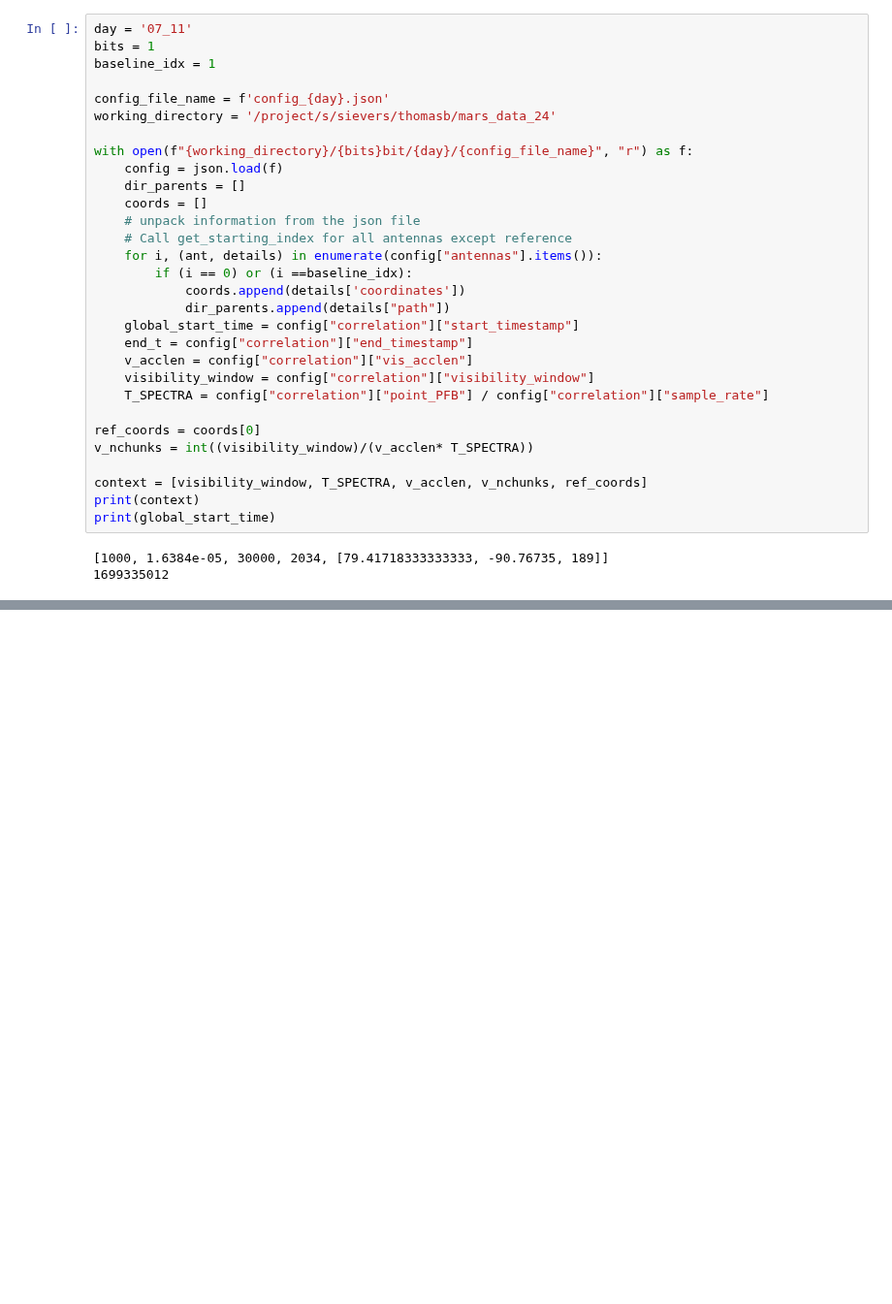
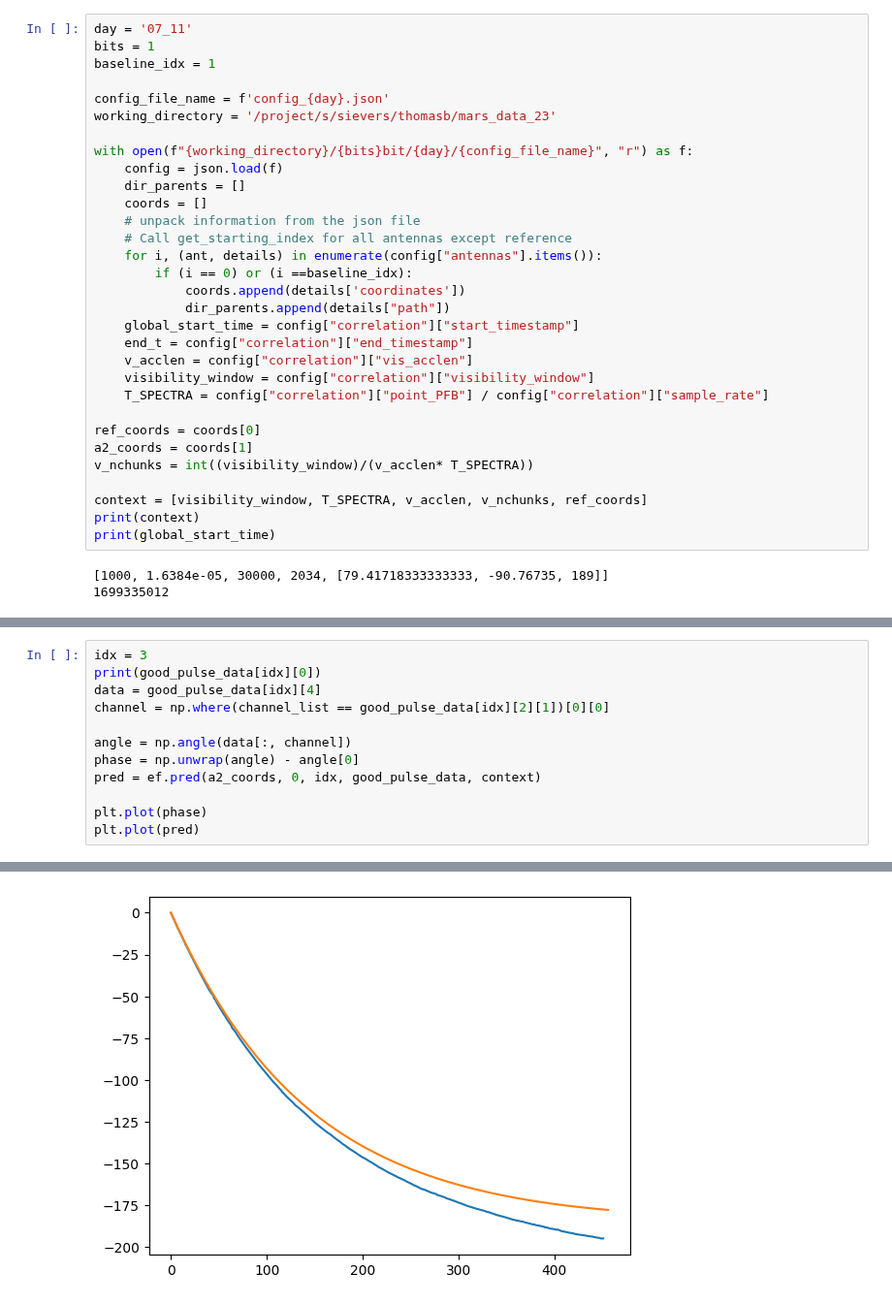
Before and after one commit to ALBATROS-Experiment/albatros_analysis, a Jupyter notebook: scripts/orbcomm/fitting/filtering.ipynb, the cells around one changed output, grey strips where cells are left out. Shown at 97% size. Saved outputs shown, nothing was run; the diff lists cells and outputs as text; blank space fills up the shorter version.

```diff
--- a/scripts/orbcomm/fitting/filtering.ipynb
+++ b/scripts/orbcomm/fitting/filtering.ipynb
@@ -28,7 +135,7 @@ bits = 1
 baseline_idx = 1
 
 config_file_name = f'config_{day}.json'
-working_directory = '/project/s/sievers/thomasb/mars_data_24'
+working_directory = '/project/s/sievers/thomasb/mars_data_23'
 
 with open(f"{working_directory}/{bits}bit/{day}/{config_file_name}", "r") as f:
     config = json.load(f)
@@ -47,6 +154,7 @@ with open(f"{working_directory}/{bits}bit/{day}/{config_file_name}", "r") as f:
     T_SPECTRA = config["correlation"]["point_PFB"] / config["correlation"]["sample_rate"]
 
 ref_coords = coords[0]
+a2_coords = coords[1]
 v_nchunks = int((visibility_window)/(v_acclen* T_SPECTRA))
 
 context = [visibility_window, T_SPECTRA, v_acclen, v_nchunks, ref_coords]
@@ -245,0 +374,13 @@ with h5py.File(f'{working_directory}/{bits}bit/{day}/vis_selected_bline_{baselin
+# %%
+idx = 3
+print(good_pulse_data[idx][0])
+data = good_pulse_data[idx][4]
+channel = np.where(channel_list == good_pulse_data[idx][2][1])[0][0]
+
+angle = np.angle(data[:, channel])
+phase = np.unwrap(angle) - angle[0]
+pred = ef.pred(a2_coords, 0, idx, good_pulse_data, context)
+
+plt.plot(phase)
+plt.plot(pred)
+# %% [output]
@@ -245,0 +391 @@ with h5py.File(f'{working_directory}/{bits}bit/{day}/vis_selected_bline_{baselin
+[figure, added]
```
Also changed, not shown: parts of 19 cells of this notebook, 18 other files.
